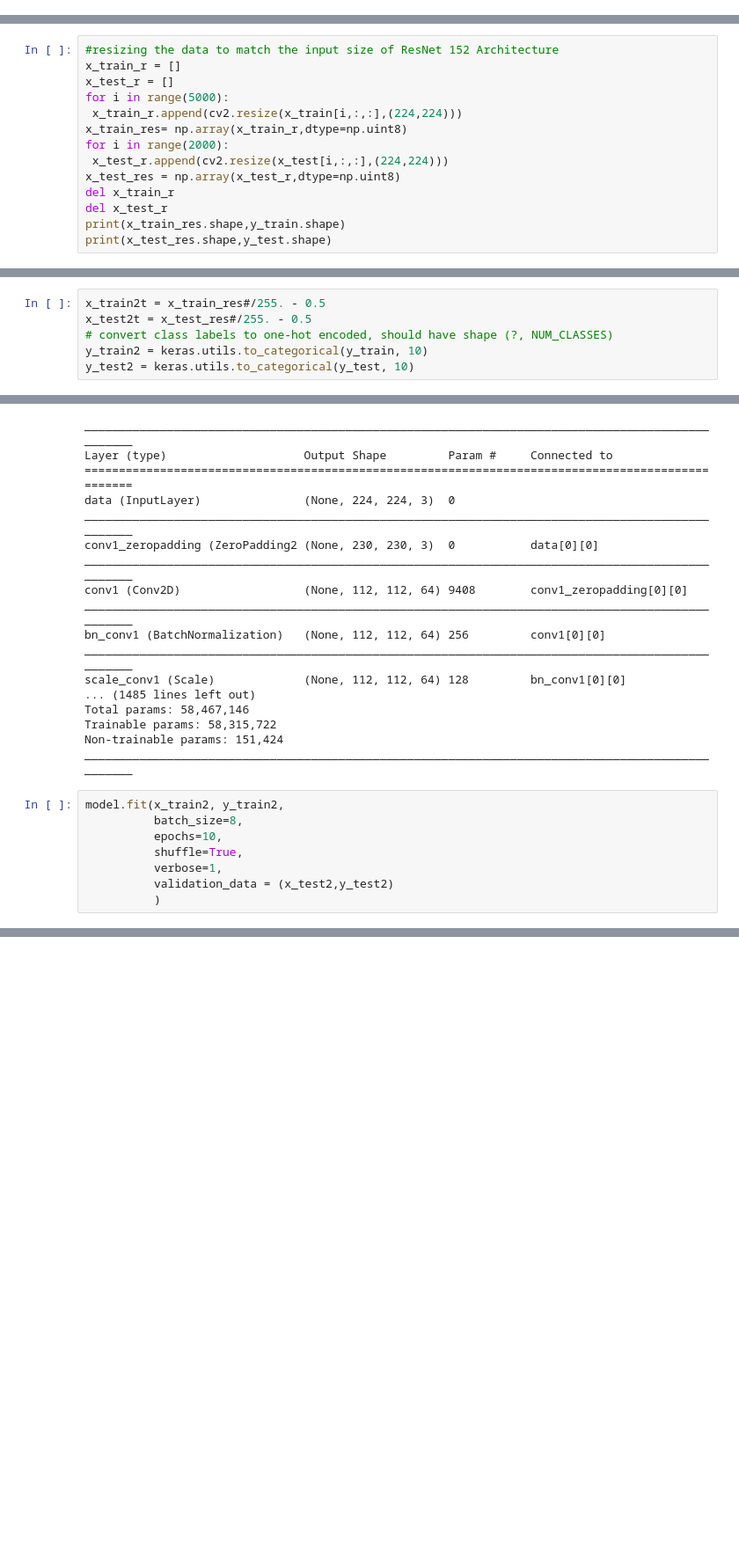
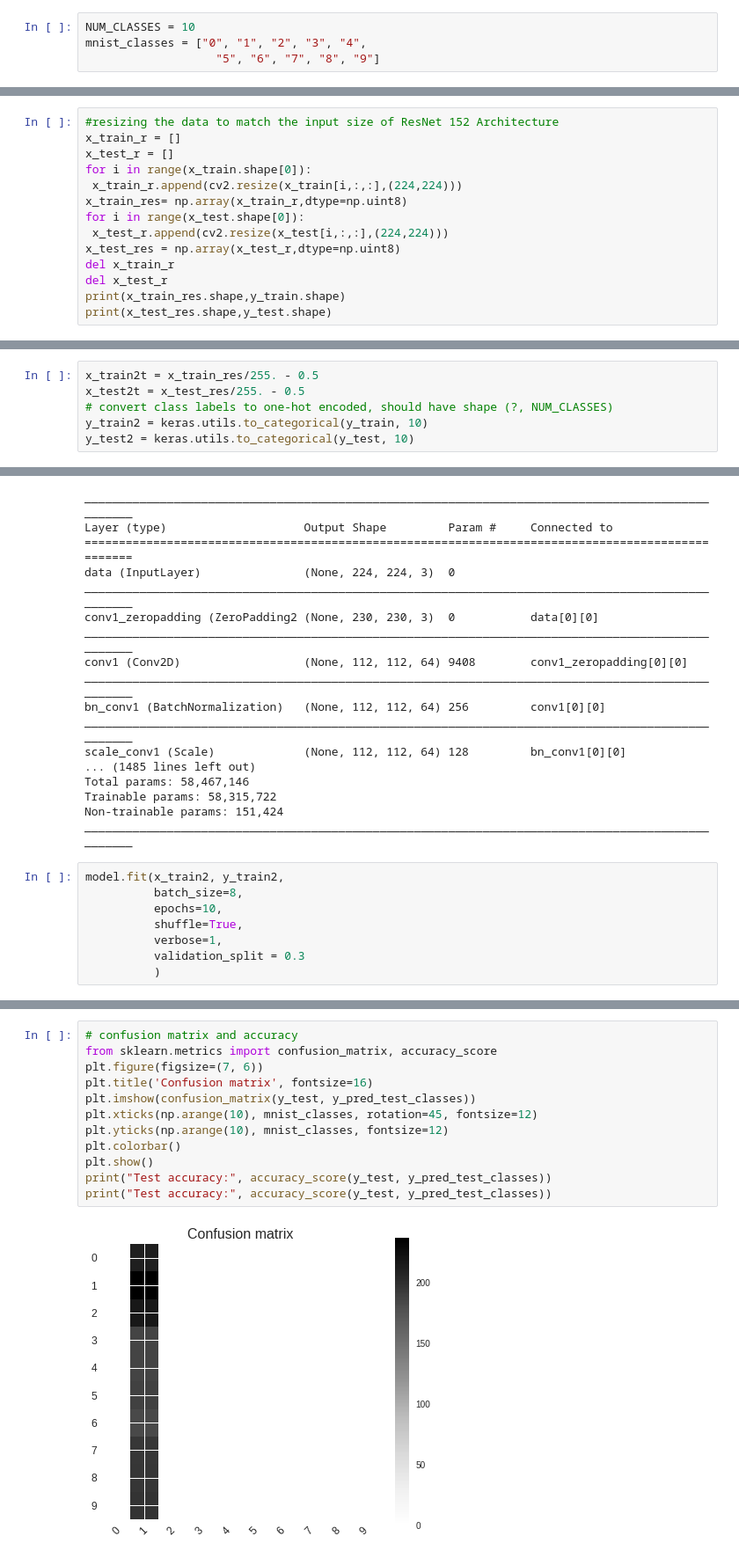
Before and after one commit to gsvenky89/Assignemnt_2_ML, a Jupyter notebook: ResNet152_with_tuning_MNIST.ipynb, the cells around one changed output, grey strips where cells are left out. Shown: that part at 88% size. Saved outputs shown, nothing was run; the diff lists cells and outputs as text; blank space fills up the shorter version.

```diff
--- a/ResNet152_with_tuning_MNIST.ipynb
+++ b/ResNet152_with_tuning_MNIST.ipynb
@@ -53,6 +57,10 @@ print("Test samples:", x_test.shape, y_test.shape)
 # %% [output]
 Train samples: (5000, 28, 28) (5000,)
 Test samples: (2000, 28, 28) (2000,)
+# %%
+NUM_CLASSES = 10
+mnist_classes = ["0", "1", "2", "3", "4",
+                   "5", "6", "7", "8", "9"]
 # %%
 # X contains rgb values divided by 255
 print("X_train [shape %s] sample patch:\n" % (str(x_train.shape)), x_train[1, 15:20, 5:10])
@@ -80,10 +88,10 @@ y_train [shape (5000,)] 10 samples:
 #resizing the data to match the input size of ResNet 152 Architecture
 x_train_r = []
 x_test_r = []
-for i in range(5000):
+for i in range(x_train.shape[0]):
  x_train_r.append(cv2.resize(x_train[i,:,:],(224,224)))
 x_train_res= np.array(x_train_r,dtype=np.uint8)
-for i in range(2000):
+for i in range(x_test.shape[0]):
  x_test_r.append(cv2.resize(x_test[i,:,:],(224,224)))
 x_test_res = np.array(x_test_r,dtype=np.uint8)
 del x_train_r
@@ -94,8 +102,8 @@ print(x_test_res.shape,y_test.shape)
 (5000, 224, 224) (5000,)
 (2000, 224, 224) (2000,)
 # %%
-x_train2t = x_train_res#/255. - 0.5
-x_test2t = x_test_res#/255. - 0.5
+x_train2t = x_train_res/255. - 0.5
+x_test2t = x_test_res/255. - 0.5
 # convert class labels to one-hot encoded, should have shape (?, NUM_CLASSES)
 y_train2 = keras.utils.to_categorical(y_train, 10)
 y_test2 = keras.utils.to_categorical(y_test, 10)
@@ -346,6 +354,6 @@ model.fit(x_train2, y_train2,
           epochs=10,
           shuffle=True,
           verbose=1,
-          validation_data = (x_test2,y_test2)
+          validation_split = 0.3
           )
 # %% [output]
@@ -382,0 +389,14 @@ print(y_pred_test_classes)
+# %%
+# confusion matrix and accuracy
+from sklearn.metrics import confusion_matrix, accuracy_score
+plt.figure(figsize=(7, 6))
+plt.title('Confusion matrix', fontsize=16)
+plt.imshow(confusion_matrix(y_test, y_pred_test_classes))
+plt.xticks(np.arange(10), mnist_classes, rotation=45, fontsize=12)
+plt.yticks(np.arange(10), mnist_classes, fontsize=12)
+plt.colorbar()
+plt.show()
+print("Test accuracy:", accuracy_score(y_test, y_pred_test_classes))
+print("Test accuracy:", accuracy_score(y_test, y_pred_test_classes))
+# %% [output]
+[figure, added]
```
Also changed, not shown: parts of 10 cells of this notebook.
